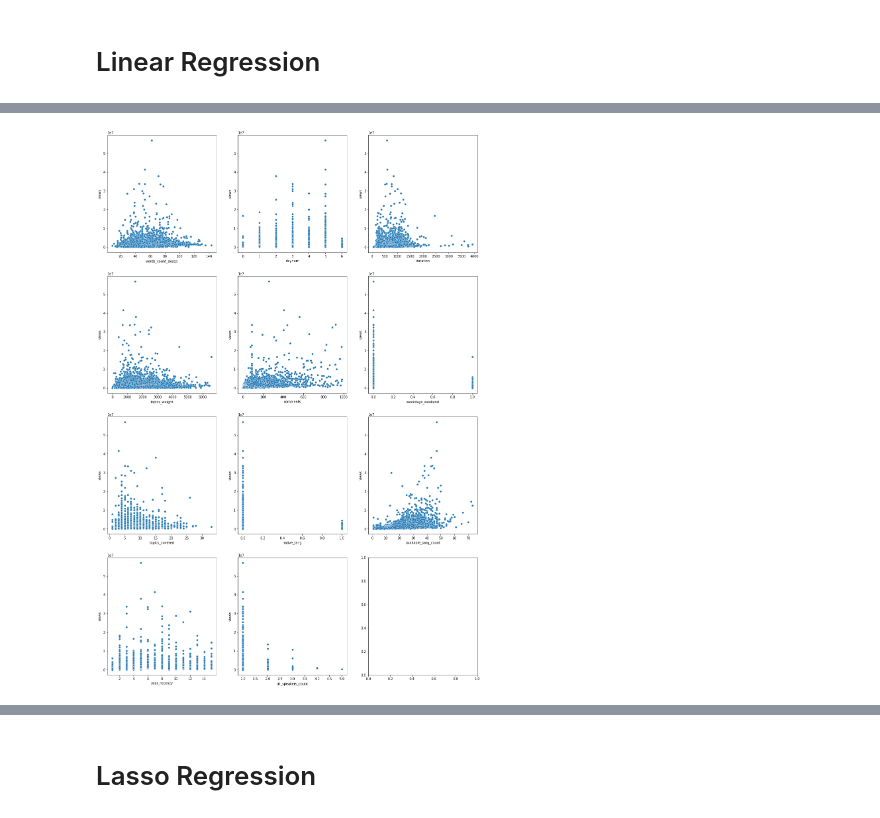
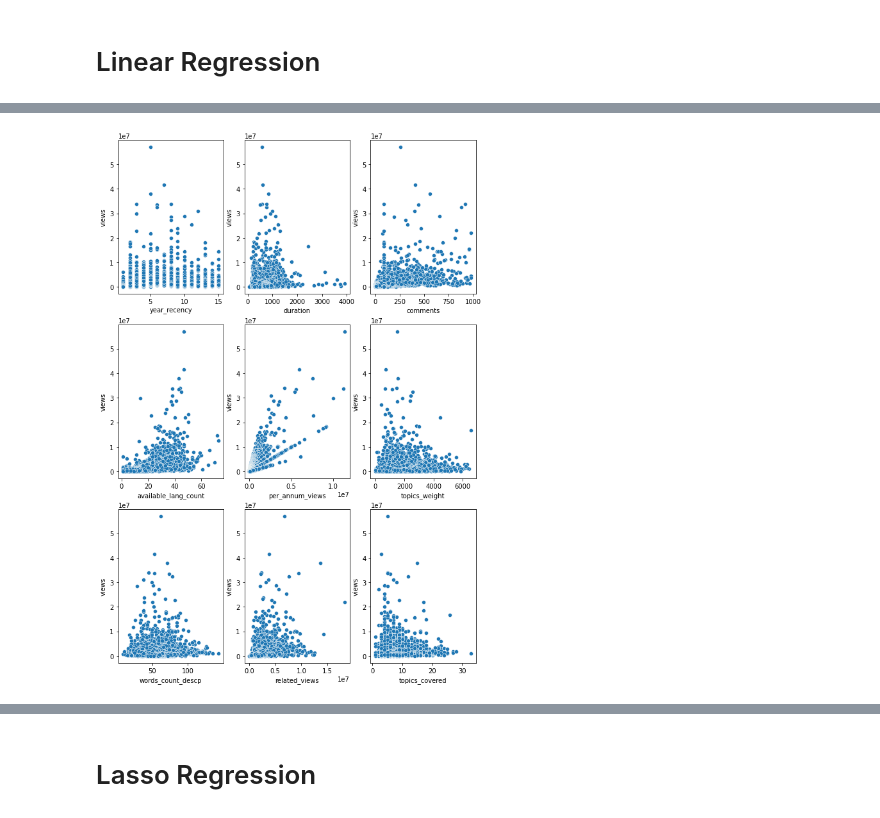
Before and after one commit to Keshav1506/Ted-Talks-views-Prediction-Model, a Jupyter notebook: Ted_Talk_Prediction.ipynb, the cells around one changed output, grey strips where cells are left out. Saved outputs shown, nothing was run; the diff lists cells and outputs as text; code cells hidden in the pictures.

```diff
--- a/Ted_Talk_Prediction.ipynb
+++ b/Ted_Talk_Prediction.ipynb
@@ -242,12 +241,27 @@ plt.show()
 [figure]
 # %%
 Ted_talks['words_count_descp'] = Ted_talks['description'].str.split().apply(len)
+# %%
+Ted_talks["related_views"] = 0
+for row in Ted_talks.index:
+    rel_talks = eval(Ted_talks["related_talks"][row])
+    sum_views = 0
+    for talk_id in rel_talks:
+        view_vid = Ted_talks[Ted_talks["talk_id"] == talk_id]
+        view_vid.reset_index(inplace=True)
+        try:
+            view_count = view_vid["views"][0]
+            sum_views = sum_views + view_count
+        except:
+            sum_views = sum_views + 0
+    sum_views = sum_views//len(rel_talks)
+    Ted_talks["related_views"][row] = sum_views
 # %%
 Ted_talks.drop(axis = 1, labels = ["talk_id", "all_speakers", "title", "occupations",
                                     "recorded_date", "about_speakers",
                                    "related_talks", "url",
                                    "transcript", "speaker_1", "event",  "available_lang",
-                                  "topics", "description", "day", "month", "year"], inplace = True)
+                                  "topics", "description", "day", "month", "year", "native_lang"], inplace = True)
 # %%
 correlmap = Ted_talks.corr()
 f, ax = plt.subplots(figsize=(10, 8))
@@ -276,7 +290,7 @@ Ted_talks
 # %%
 # Ted_talks
 # %%
-Ted_talks.drop("per_annum_views", inplace=True, axis =1)
+# Ted_talks.drop("per_annum_views", inplace=True, axis =1)
 # %%
 Ted_talks
 # %% [output]
@@ -325,7 +339,7 @@ print(X_test.shape)
 # %%
 dependent_variable = 'views'
 # %%
-independent_variables = list(set(Ted_talks.columns.tolist()) - {"per_annum_views","views"})
+independent_variables = list(set(Ted_talks.columns.tolist()) - {"views"})
 # %%
 independent_variables
 # %% [output]
@@ -343,7 +355,7 @@ independent_variables
 # %%
 variable_df = Ted_talks[independent_variables]
-fig, axes = plt.subplots(nrows = (variable_df.shape[1])//3 + (variable_df.shape[1]%4 != 0)*1, ncols=3, figsize= (20,30))
+fig, axes = plt.subplots(nrows = 3, ncols=3, figsize= (10,15))
 for i, col in enumerate(variable_df.columns):
   sns.scatterplot(data=Ted_talks, x=col, y="views", ax = axes[i//3, i%3])
 # %% [output]
-[figure, old version]
+[figure, new version]
```
Also changed, not shown: parts of 62 cells of this notebook.
